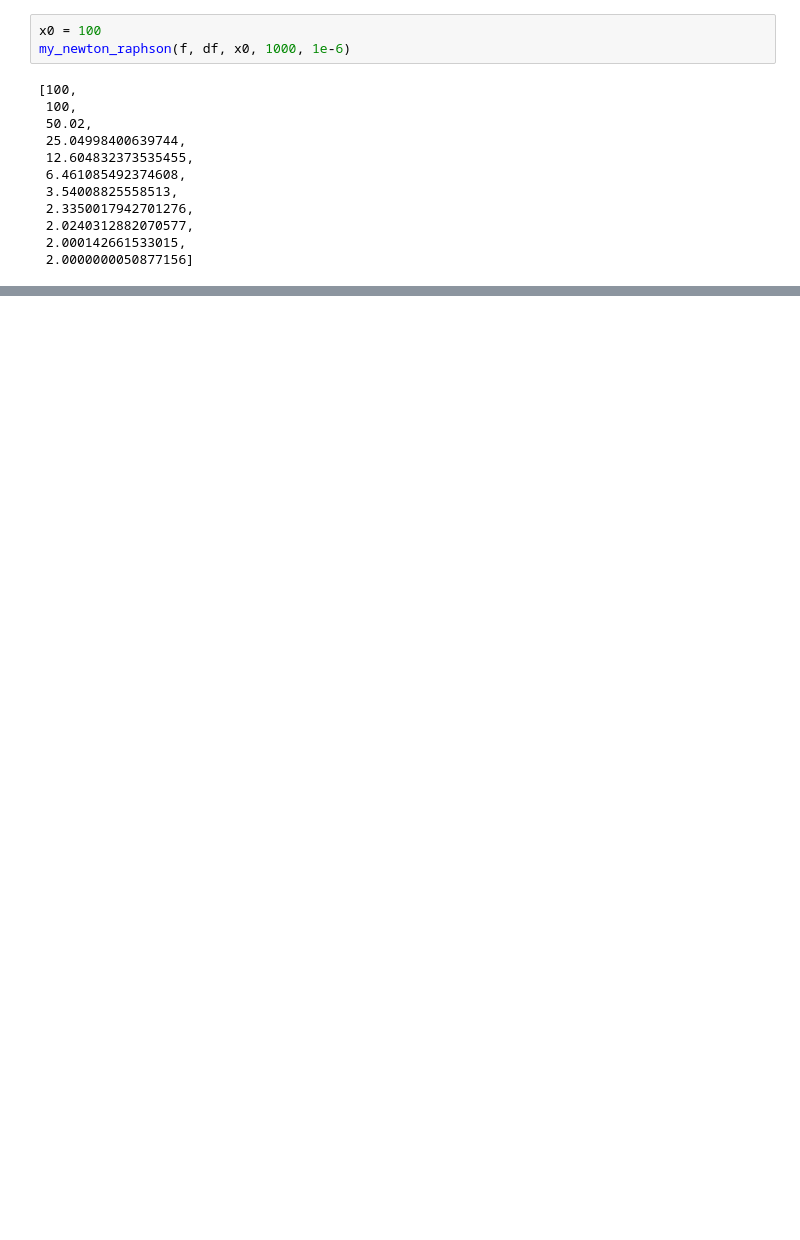
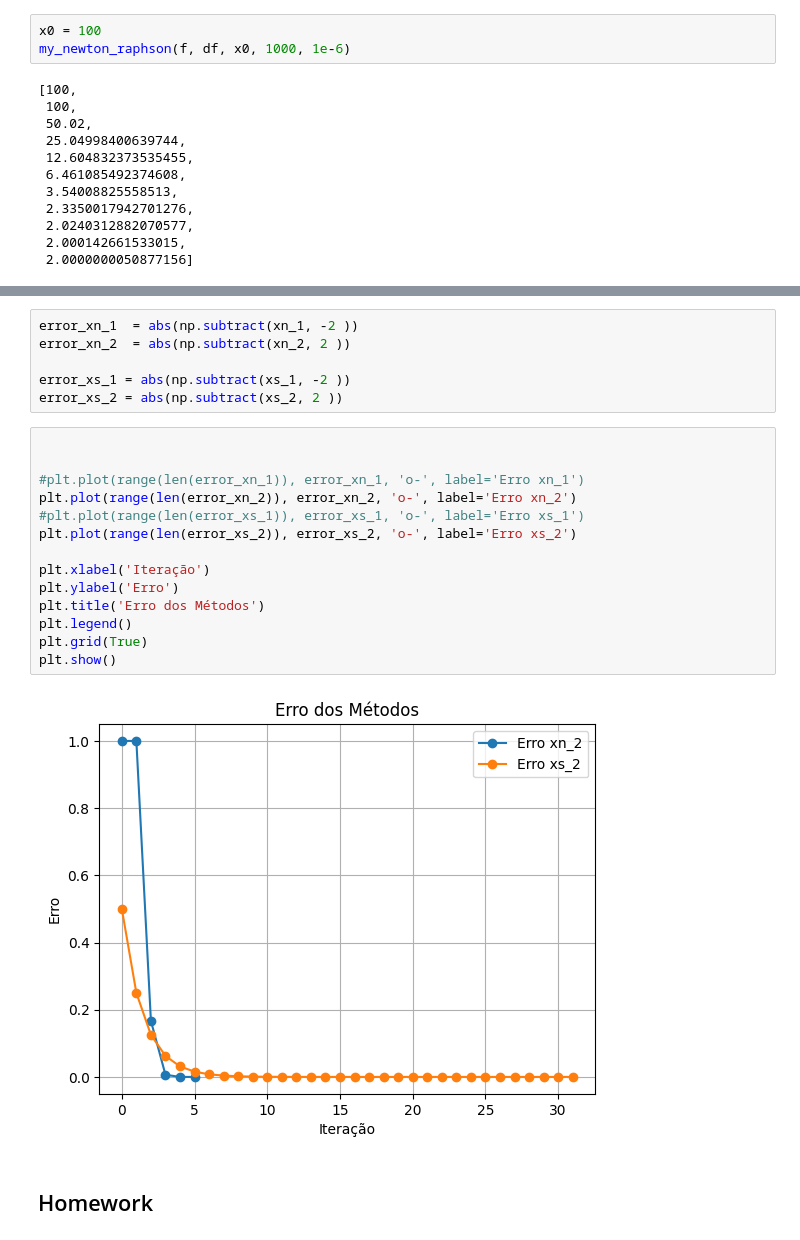
Before and after one commit to IronZiiz/computing_physics_methods, a Jupyter notebook: Aula_6_equation_roots.ipynb, the cells around one changed output, grey strips where cells are left out. Saved outputs shown, nothing was run; the diff lists cells and outputs as text; blank space fills up the shorter version.

```diff
--- a/Aula_6_equation_roots.ipynb
+++ b/Aula_6_equation_roots.ipynb
@@ -126,0 +158,24 @@ my_newton_raphson(f, df, x0, 1000, 1e-6)
+# %%
+error_xn_1  = abs(np.subtract(xn_1, -2 ))
+error_xn_2  = abs(np.subtract(xn_2, 2 ))
+
+error_xs_1 = abs(np.subtract(xs_1, -2 ))
+error_xs_2 = abs(np.subtract(xs_2, 2 ))
+# %%
+
+
+#plt.plot(range(len(error_xn_1)), error_xn_1, 'o-', label='Erro xn_1')
+plt.plot(range(len(error_xn_2)), error_xn_2, 'o-', label='Erro xn_2')
+#plt.plot(range(len(error_xs_1)), error_xs_1, 'o-', label='Erro xs_1')
+plt.plot(range(len(error_xs_2)), error_xs_2, 'o-', label='Erro xs_2')
+
+plt.xlabel('Iteração')
+plt.ylabel('Erro')
+plt.title('Erro dos Métodos')
+plt.legend()
+plt.grid(True)
+plt.show()
+# %% [output]
+[figure, added]
+# %% [markdown]
+## Homework
```
Also changed, not shown: parts of 20 cells of this notebook.
